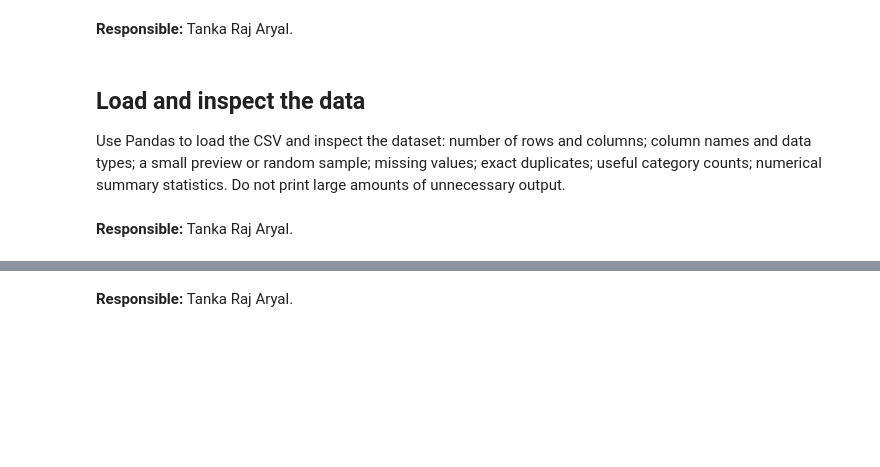
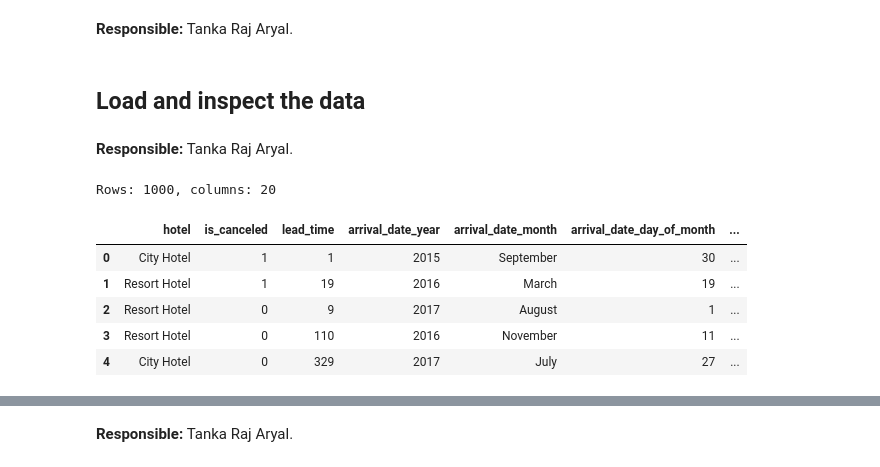
Before and after one commit to Acidburn07/hotel-booking-data-analysis, a Jupyter notebook: notebooks/work/tanka.ipynb, the cells around one changed output, grey strips where cells are left out. Cells and saved outputs as stored; diff of their text form; code cells hidden in the pictures; blank space fills up the shorter version.

```diff
--- a/notebooks/work/tanka.ipynb
+++ b/notebooks/work/tanka.ipynb
@@ -28,8 +57,16 @@ and at least one relationship, grouped comparison, or time pattern.
 # %% [markdown]
 ## Load and inspect the data
-
-Use Pandas to load the CSV and inspect the dataset: number of rows and columns; column names and data types;
-a small preview or random sample; missing values; exact duplicates; useful category counts; numerical summary statistics.
-Do not print large amounts of unnecessary output.
 # %% [markdown]
 **Responsible:** Tanka Raj Aryal.
+# %%
+hotel_raw = pd.read_csv(DATA_FILE)   # 'hotel_raw' stays unchanged for the whole notebook
+print(f"Rows: {hotel_raw.shape[0]}, columns: {hotel_raw.shape[1]}")
+hotel_raw.head()
+# %% [output]
+Rows: 1000, columns: 20
+|  | hotel | is_canceled | lead_time | arrival_date_year | arrival_date_month | arrival_date_day_of_month | ... |
+| 0 | City Hotel | 1 | 1 | 2015 | September | 30 | ... |
+| 1 | Resort Hotel | 1 | 19 | 2016 | March | 19 | ... |
+| 2 | Resort Hotel | 0 | 9 | 2017 | August | 1 | ... |
+| 3 | Resort Hotel | 0 | 110 | 2016 | November | 11 | ... |
+| 4 | City Hotel | 0 | 329 | 2017 | July | 27 | ... |
```
Also changed, not shown: parts of 16 cells of this notebook.
